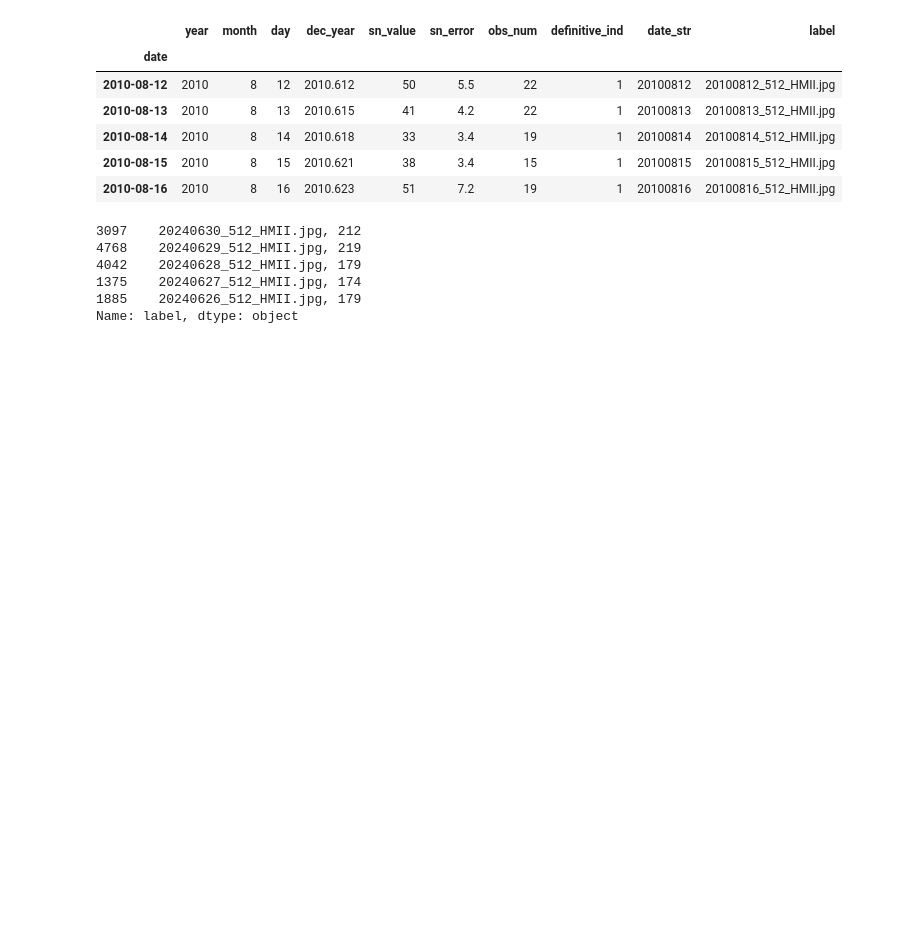
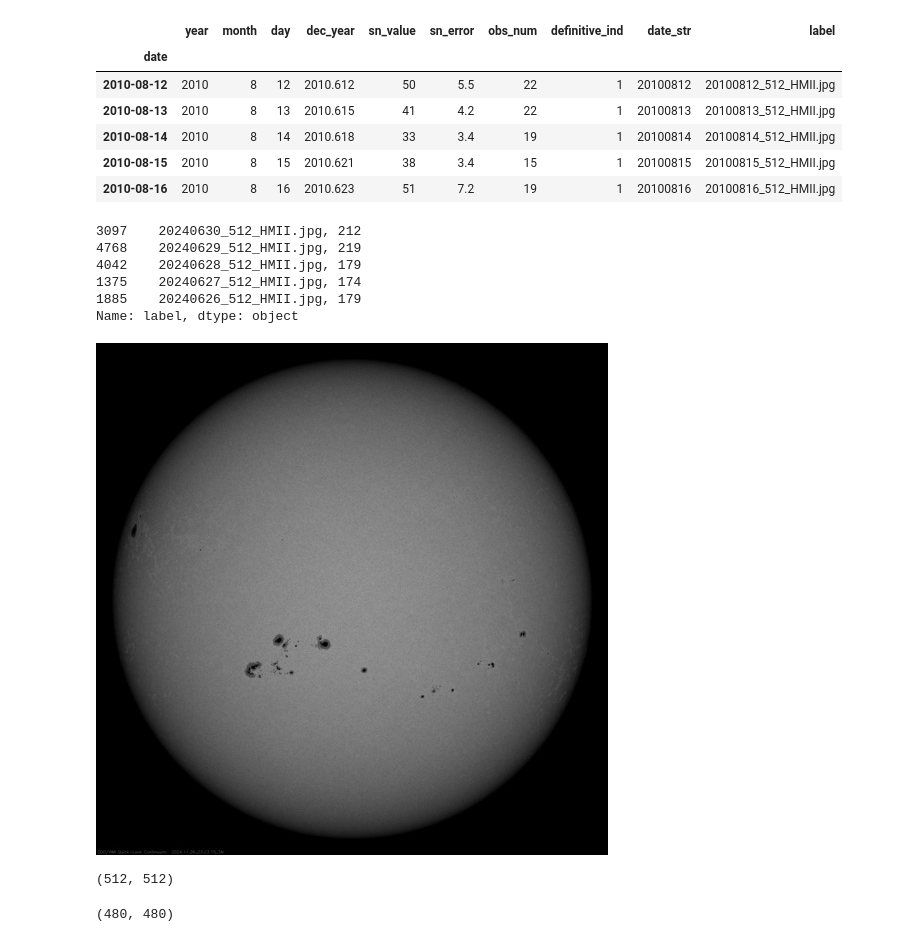
Before and after one commit to cosmicstack/sunspotcounter, a Jupyter notebook: utils/sunspot_data_eda.ipynb, the cells around one changed output. Drawn from its saved outputs; the diff is of its cells as text; code cells hidden in the pictures; blank space fills up the shorter version.

```diff
--- a/utils/sunspot_data_eda.ipynb
+++ b/utils/sunspot_data_eda.ipynb
@@ -161,0 +164,15 @@ np.savetxt('../data/img/labels.txt', df_recent['label'].values, fmt='%s')
+# %%
+img = PIL.Image.open('../data/test_512_HMII.jpg')
+img
+# %% [output]
+[figure, added]
+# %%
+img_arr = np.array(img)
+img_arr.shape
+# %% [output]
+(512, 512)
+# %%
+img_arr = img_arr[16:496, 16:496]
+img_arr.shape
+# %% [output]
+(480, 480)
```
Also changed, not shown: parts of 2 cells of this notebook, 3 other files.
